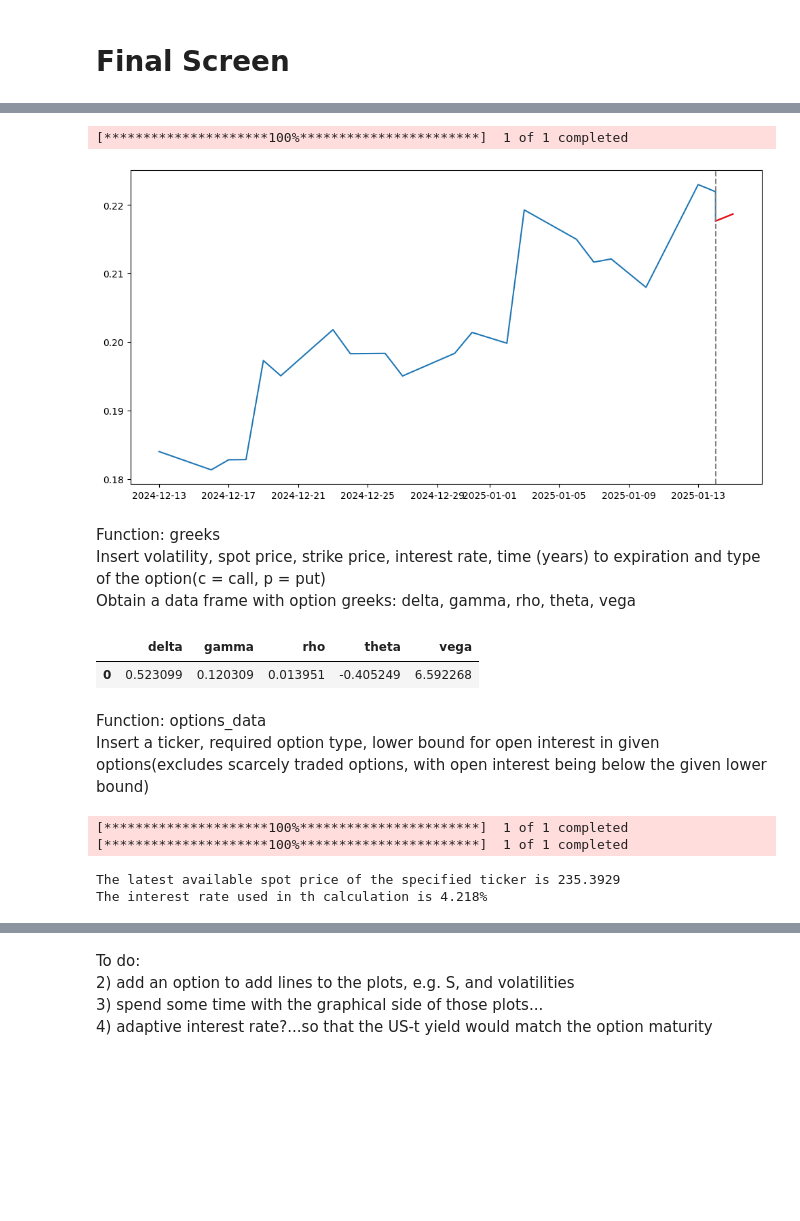
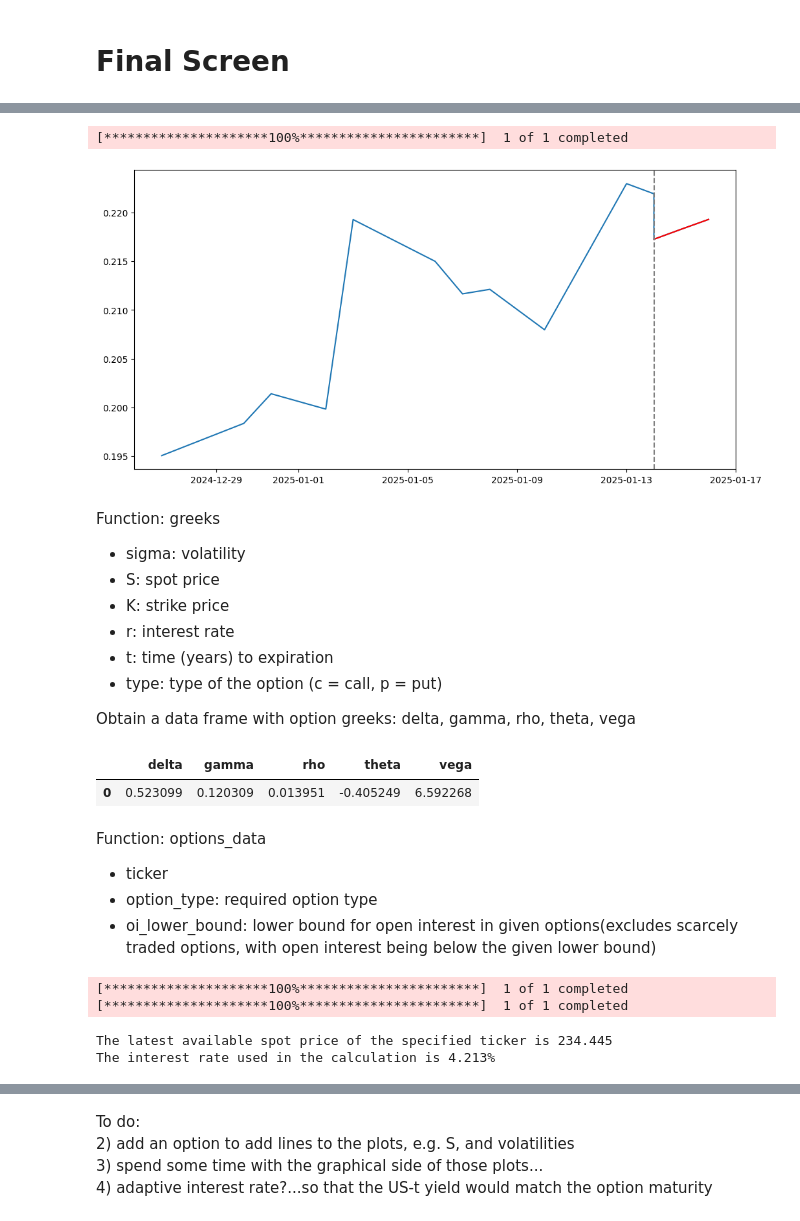
Before and after one commit to MatyasSvehla/iv_surface, a Jupyter notebook: iv_calc.ipynb, the cells around one changed output, grey strips where cells are left out. Drawn from its saved outputs; the diff is of its cells as text; code cells hidden in the pictures; blank space fills up the shorter version.

Commit message:
plots debugged

```diff
--- a/iv_calc.ipynb
+++ b/iv_calc.ipynb
@@ -505,11 +453,18 @@ Function: garch_vol \
 # %%
-garch_vol("AAPl",train_period=1000,graph_window=22,forecast_horizon=2)
+garch_vol("AAPl",train_period=1000,graph_window=14,forecast_horizon=3)
 # %% [output]
 [*********************100%***********************]  1 of 1 completed
-[figure, old version]
+[figure, new version]
 # %% [markdown]
-Function: greeks \
-Insert volatility, spot price, strike price, interest rate, time (years) to expiration and type of the option(c = call, p = put) \
+Function: greeks
+
+- sigma: volatility
+- S: spot price
+- K: strike price
+- r: interest rate
+- t: time (years) to expiration
+- type: type of the option (c = call, p = put)
+
 Obtain a data frame with option greeks: delta, gamma, rho, theta, vega
 # %%
 greeks(sigma= 0.2,S = 100,K = 100,r = 0.05,t = 10/365,type = "c")
@@ -517,8 +472,11 @@ greeks(sigma= 0.2,S = 100,K = 100,r = 0.05,t = 10/365,type = "c")
 |  | delta | gamma | rho | theta | vega |
 | 0 | 0.523099 | 0.120309 | 0.013951 | -0.405249 | 6.592268 |
 # %% [markdown]
-Function: options_data \
-Insert a ticker, required option type, lower bound for open interest in given options(excludes scarcely traded options, with open interest being below the given lower bound)
+Function: options_data
+
+- ticker
+- option_type: required option type
+- oi_lower_bound: lower bound for open interest in given options(excludes scarcely traded options, with open interest being below the given lower bound)
 # %%
 ticker = "AAPL" #Input the required ticker
 option_type = "call" #The calculation is adapted for call options
@@ -527,12 +485,12 @@ oi_lower_bound = 0 #Input the required lower bound of the open interest
 S_ticker = yf.download(ticker)["Close"].iloc[-1].iat[-1] #The last closing price for the given ticker
 r_1y = yf.download("^IRX")["Close"].iloc[-1].iat[-1]/100 #Interest rate for the calculation, based on US-Treasury 1-year yield
 print(f"The latest available spot price of the specified ticker is {round(S_ticker,4)}")
-print(f"The interest rate used in th calculation is {round(r_1y*100,4)}%")
+print(f"The interest rate used in the calculation is {round(r_1y*100,4)}%")
 # %% [output]
 [*********************100%***********************]  1 of 1 completed
 [*********************100%***********************]  1 of 1 completed
-The latest available spot price of the specified ticker is 235.3929
-The interest rate used in th calculation is 4.218%
+The latest available spot price of the specified ticker is 234.445
+The interest rate used in the calculation is 4.213%
 # %%
 data_options = options_data(ticker,option_type,oi_lower_bound).dropna()
 data_options["iv"] = data_options.apply(lambda row: newtons_method(objective_function,calculate_vega,0.5,
```
Also changed, not shown: parts of 28 cells of this notebook.
